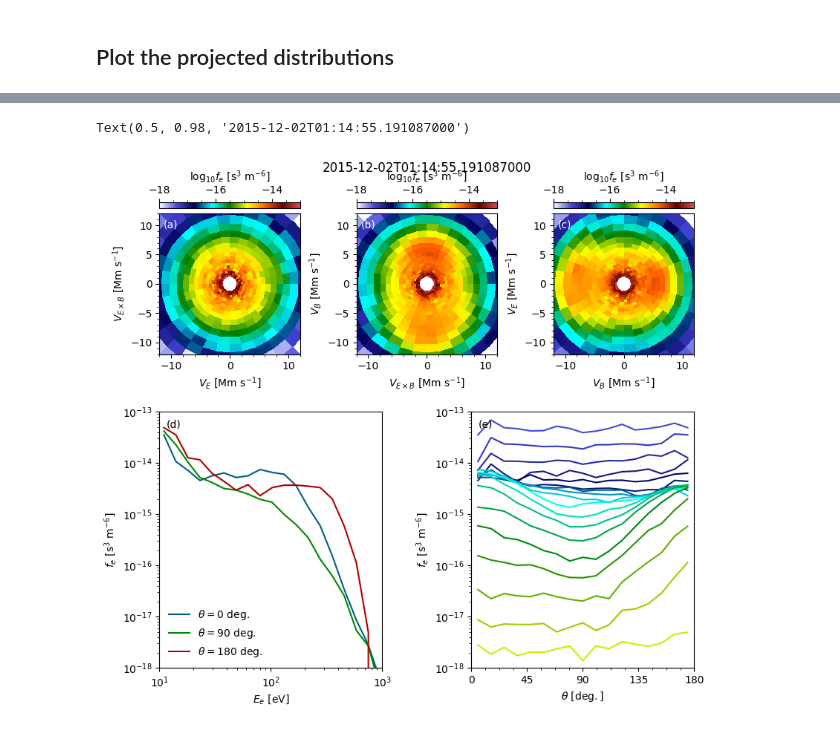
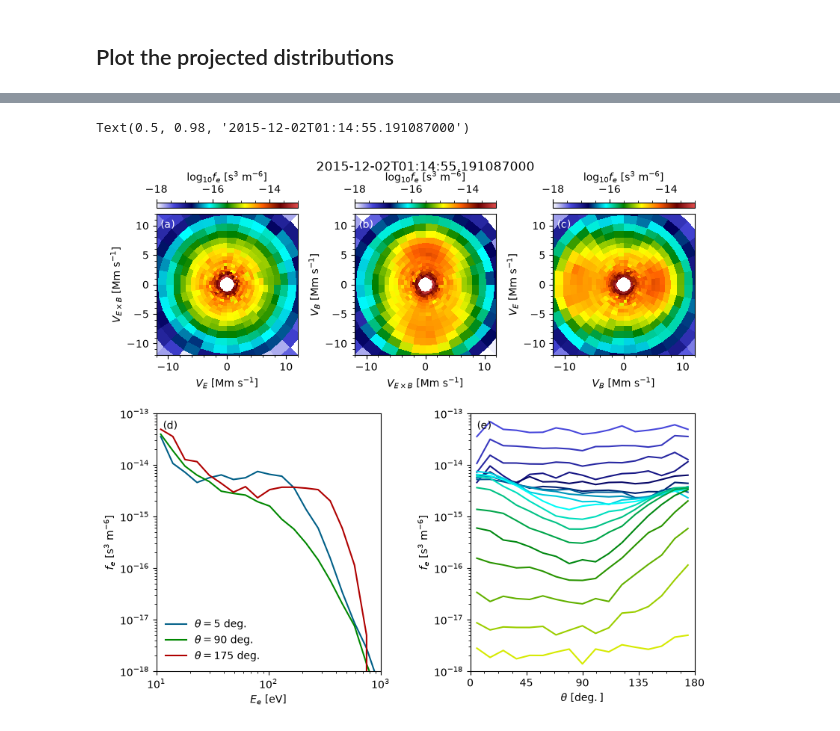
Before and after one commit to louis-richard/irfu-python, a Jupyter notebook: docs/examples/01_mms/example_mms_particle_distributions.ipynb, the cells around one changed output, grey strips where cells are left out. Drawn from its saved outputs; the diff is of its cells as text; code cells hidden in the pictures.

Commit message:
use AWS in the particle_distributions example, fix the 90 deg bin and the angle labels
Co-Authored-By: Claude Opus 5.5 <noreply@anthropic.com>

```diff
--- a/docs/examples/01_mms/example_mms_particle_distributions.ipynb
+++ b/docs/examples/01_mms/example_mms_particle_distributions.ipynb
@@ -31,6 +28,6 @@ mms_id = 3
 # %% [markdown]
 ## Load the velocity distribution functions (VDFs)
 # %%
-vdf_i = mms.get_data("pdi_fpi_brst_l2", tint, mms_id)
-vdf_e = mms.get_data("pde_fpi_brst_l2", tint, mms_id)
+vdf_i = mms.get_data("pdi_fpi_brst_l2", tint, mms_id, source="aws")
+vdf_e = mms.get_data("pde_fpi_brst_l2", tint, mms_id, source="aws")
 # %% [output]
@@ -39,7 +36,7 @@ vdf_e = mms.get_data("pde_fpi_brst_l2", tint, mms_id)
 # %% [markdown]
 ## Load supporting data
 # %%
-b_xyz = mms.get_data("b_dmpa_fgm_brst_l2", tint, mms_id)
-e_xyz = mms.get_data("e_dsl_edp_brst_l2", tint, mms_id)
-sc_pot = mms.get_data("v_edp_brst_l2", tint, mms_id)
+b_xyz = mms.get_data("b_dmpa_fgm_brst_l2", tint, mms_id, source="aws")
+e_xyz = mms.get_data("e_dsl_edp_brst_l2", tint, mms_id, source="aws")
+sc_pot = mms.get_data("v_edp_brst_l2", tint, mms_id, source="aws")
 # %% [output]
@@ -344,17 +341,17 @@ caxs12.set_xlabel(r"$\mathrm{log}_{10}f_e~[\mathrm{s}^{3}~\mathrm{m}^{-6}]$")
 axs11[0].loglog(
     vdf_e_pad.energy.data[idx, :],
     1e12 * vdf_e_pad.data.data[idx, :, 0],
-    label=r"$\theta = 0~\mathrm{deg.}$",
+    label=rf"$\theta = {vdf_e_pad.theta.data[idx, 0]:.0f}~\mathrm{{deg.}}$",
 )
 axs11[0].loglog(
     vdf_e_pad.energy.data[idx, :],
-    1e12 * vdf_e_pad.data.data[idx, :, 9],
-    label=r"$\theta = 90~\mathrm{deg.}$",
+    1e12 * vdf_e_pad.data.data[idx, :, 8],
+    label=rf"$\theta = {vdf_e_pad.theta.data[idx, 8]:.0f}~\mathrm{{deg.}}$",
 )
 axs11[0].loglog(
     vdf_e_pad.energy.data[idx, :],
     1e12 * vdf_e_pad.data.data[idx, :, -1],
-    label=r"$\theta = 180~\mathrm{deg.}$",
+    label=rf"$\theta = {vdf_e_pad.theta.data[idx, -1]:.0f}~\mathrm{{deg.}}$",
 )
 
 axs11[0].legend(loc="lower left")
@@ -389,2 +386,2 @@ f.suptitle(time[0])
 Text(0.5, 0.98, '2015-12-02T01:14:55.191087000')
-[figure, old version]
+[figure, new version]
```
Also changed, not shown: parts of 10 cells of this notebook.
